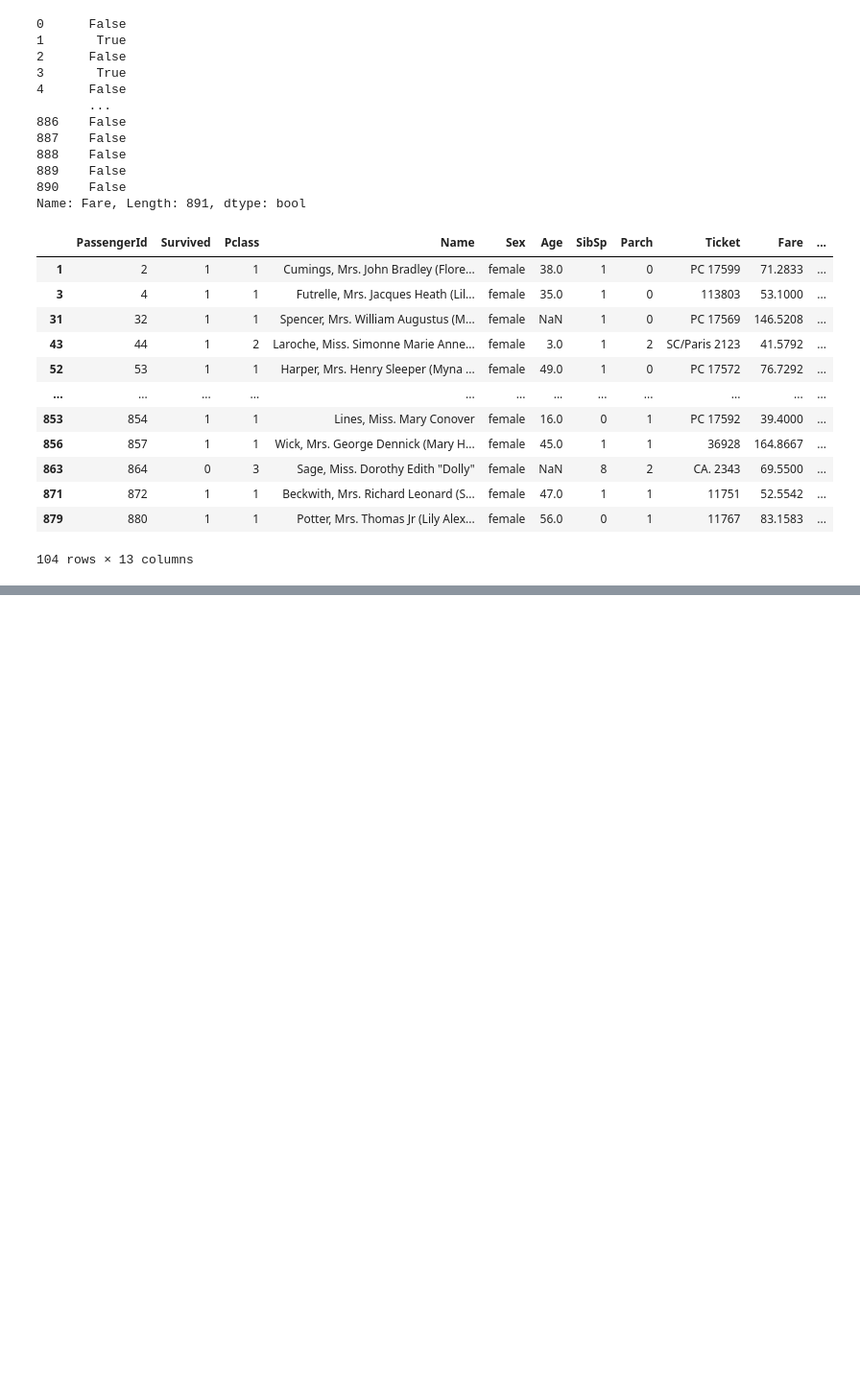
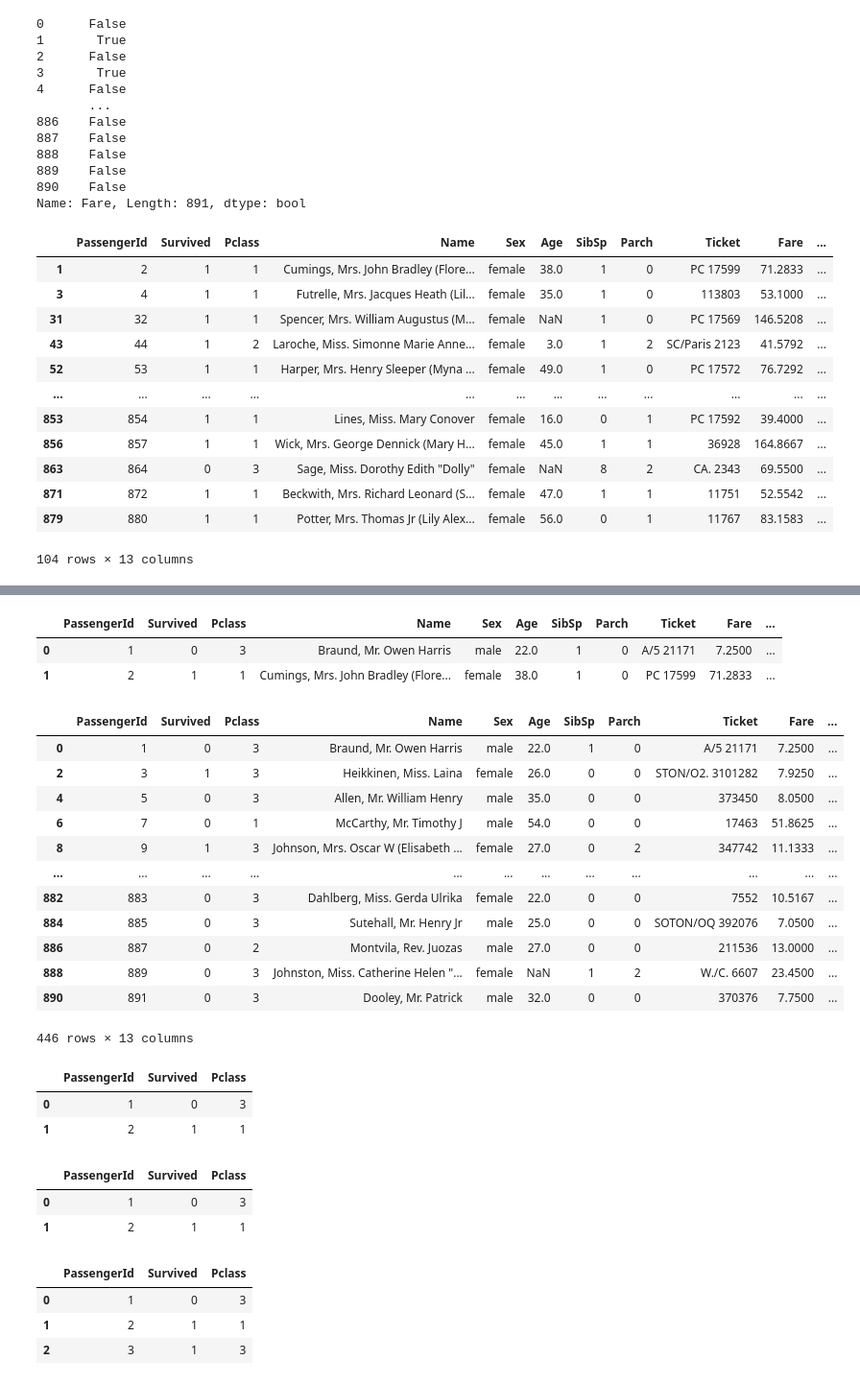
Before and after one commit to PranavAvasthi/Pandas, a Jupyter notebook: pandas_part2.ipynb, the cells around one changed output, grey strips where cells are left out. Shown: that part at 96% size. Cells and saved outputs as stored; diff of their text form; code cells hidden in the pictures; blank space fills up the shorter version.

Commit message:
iloc & loc

```diff
--- a/pandas_part2.ipynb
+++ b/pandas_part2.ipynb
@@ -477,0 +509,41 @@ df[(df['Sex'] == 'female') | (df['Fare'] > 32)]
+# %%
+df[0:2]
+# %% [output]
+|  | PassengerId | Survived | Pclass | Name | Sex | Age | SibSp | Parch | Ticket | Fare | ... |
+| 0 | 1 | 0 | 3 | Braund, Mr. Owen Harris | male | 22.0 | 1 | 0 | A/5 21171 | 7.2500 | ... |
+| 1 | 2 | 1 | 1 | Cumings, Mrs. John Bradley (Flore... | female | 38.0 | 1 | 0 | PC 17599 | 71.2833 | ... |
+# %%
+df[0::2]
+# %% [output]
+|  | PassengerId | Survived | Pclass | Name | Sex | Age | SibSp | Parch | Ticket | Fare | ... |
+| 0 | 1 | 0 | 3 | Braund, Mr. Owen Harris | male | 22.0 | 1 | 0 | A/5 21171 | 7.2500 | ... |
+| 2 | 3 | 1 | 3 | Heikkinen, Miss. Laina | female | 26.0 | 0 | 0 | STON/O2. 3101282 | 7.9250 | ... |
+| 4 | 5 | 0 | 3 | Allen, Mr. William Henry | male | 35.0 | 0 | 0 | 373450 | 8.0500 | ... |
+| 6 | 7 | 0 | 1 | McCarthy, Mr. Timothy J | male | 54.0 | 0 | 0 | 17463 | 51.8625 | ... |
+| 8 | 9 | 1 | 3 | Johnson, Mrs. Oscar W (Elisabeth ... | female | 27.0 | 0 | 2 | 347742 | 11.1333 | ... |
+| ... | ... | ... | ... | ... | ... | ... | ... | ... | ... | ... | ... |
+| 882 | 883 | 0 | 3 | Dahlberg, Miss. Gerda Ulrika | female | 22.0 | 0 | 0 | 7552 | 10.5167 | ... |
+| 884 | 885 | 0 | 3 | Sutehall, Mr. Henry Jr | male | 25.0 | 0 | 0 | SOTON/OQ 392076 | 7.0500 | ... |
+| 886 | 887 | 0 | 2 | Montvila, Rev. Juozas | male | 27.0 | 0 | 0 | 211536 | 13.0000 | ... |
+| 888 | 889 | 0 | 3 | Johnston, Miss. Catherine Helen "... | female | NaN | 1 | 2 | W./C. 6607 | 23.4500 | ... |
+| 890 | 891 | 0 | 3 | Dooley, Mr. Patrick | male | 32.0 | 0 | 0 | 370376 | 7.7500 | ... |
+446 rows × 13 columns
+# %%
+df[['PassengerId', 'Survived', 'Pclass']][0:2]
+# %% [output]
+|  | PassengerId | Survived | Pclass |
+| 0 | 1 | 0 | 3 |
+| 1 | 2 | 1 | 1 |
+# %%
+df.iloc[0:2, [0,1,2]]
+# %% [output]
+|  | PassengerId | Survived | Pclass |
+| 0 | 1 | 0 | 3 |
+| 1 | 2 | 1 | 1 |
+# %%
+df.loc[0:2, ['PassengerId', 'Survived', 'Pclass']]
+# %% [output]
+|  | PassengerId | Survived | Pclass |
+| 0 | 1 | 0 | 3 |
+| 1 | 2 | 1 | 1 |
+| 2 | 3 | 1 | 3 |
```
Also changed, not shown: parts of 4 cells of this notebook.
